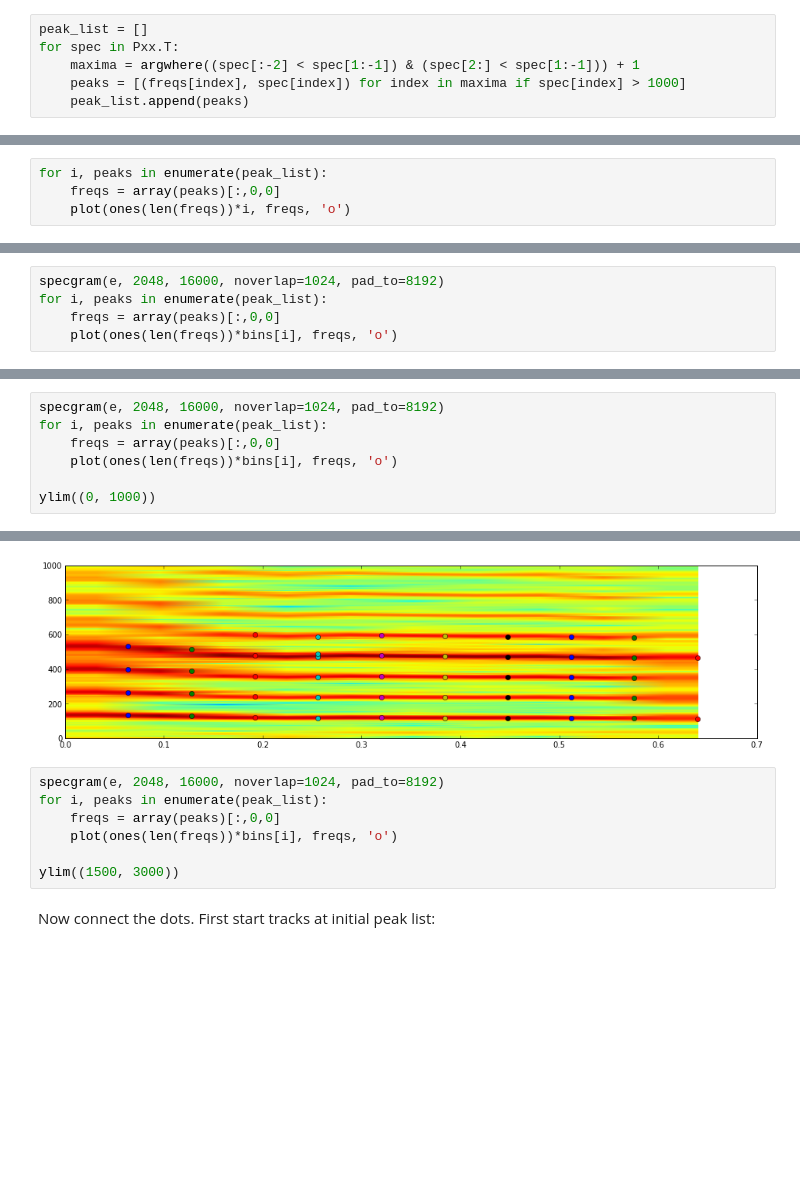
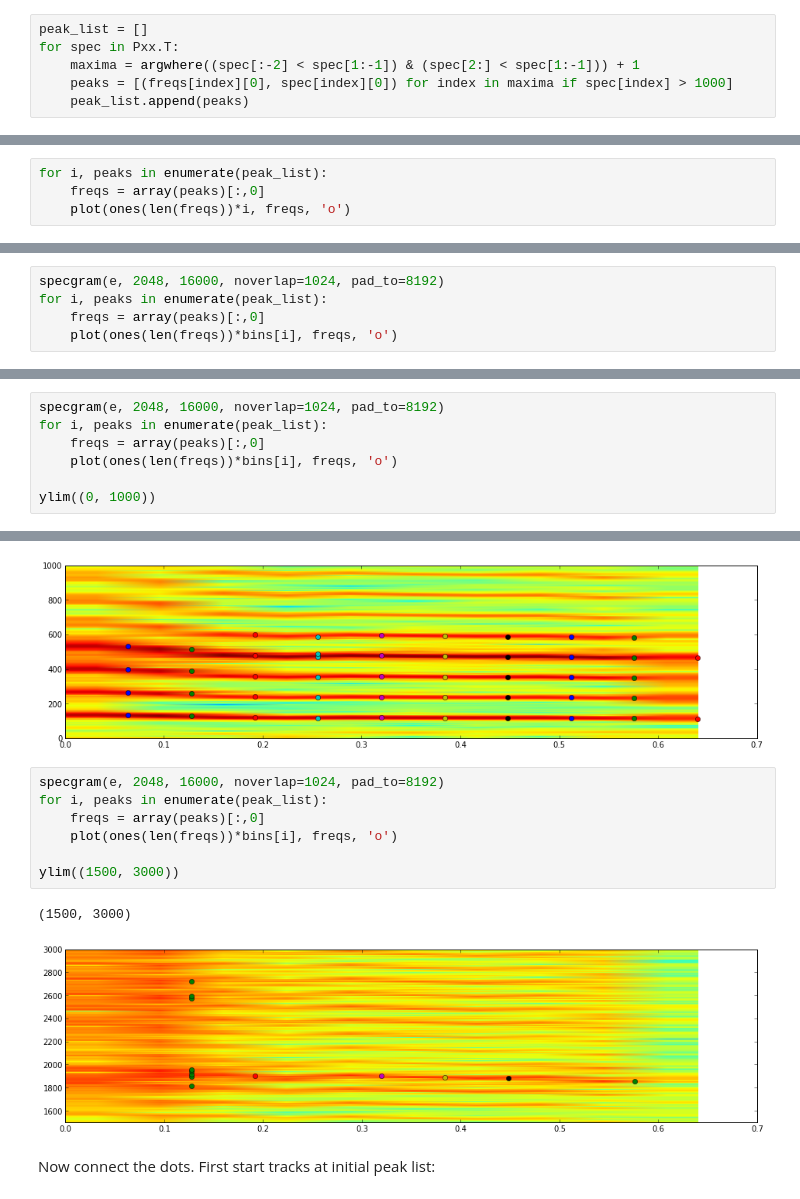
Before and after one commit to mantaraya36/201A-ipython, a Jupyter notebook: Signal Modeling.ipynb, the cells around one changed output, grey strips where cells are left out. Saved outputs shown, nothing was run; the diff lists cells and outputs as text; blank space fills up the shorter version.

```diff
--- a/Signal Modeling.ipynb
+++ b/Signal Modeling.ipynb
@@ -446,7 +446,7 @@ plot(peaks, Pxx[peaks, 0], 'o')
 peak_list = []
 for spec in Pxx.T:
     maxima = argwhere((spec[:-2] < spec[1:-1]) & (spec[2:] < spec[1:-1])) + 1
-    peaks = [(freqs[index], spec[index]) for index in maxima if spec[index] > 1000]
+    peaks = [(freqs[index][0], spec[index][0]) for index in maxima if spec[index] > 1000]
     peak_list.append(peaks)
 # %%
 peak_list[0]
@@ -507,20 +481,20 @@ array([ 13259.50068279,   5598.21669314,  11918.61186167,  12480.11237078])
 # %%
 for i, peaks in enumerate(peak_list):
-    freqs = array(peaks)[:,0,0]
+    freqs = array(peaks)[:,0]
     plot(ones(len(freqs))*i, freqs, 'o')
 # %% [output]
 [figure]
 # %%
 specgram(e, 2048, 16000, noverlap=1024, pad_to=8192)
 for i, peaks in enumerate(peak_list):
-    freqs = array(peaks)[:,0,0]
+    freqs = array(peaks)[:,0]
     plot(ones(len(freqs))*bins[i], freqs, 'o')
 # %% [output]
 [figure]
 # %%
 specgram(e, 2048, 16000, noverlap=1024, pad_to=8192)
 for i, peaks in enumerate(peak_list):
-    freqs = array(peaks)[:,0,0]
+    freqs = array(peaks)[:,0]
     plot(ones(len(freqs))*bins[i], freqs, 'o')
 
 ylim((0, 1000))
@@ -530,10 +504,13 @@ ylim((0, 1000))
 # %%
 specgram(e, 2048, 16000, noverlap=1024, pad_to=8192)
 for i, peaks in enumerate(peak_list):
-    freqs = array(peaks)[:,0,0]
+    freqs = array(peaks)[:,0]
     plot(ones(len(freqs))*bins[i], freqs, 'o')
 
 ylim((1500, 3000))
+# %% [output]
+(1500, 3000)
+[figure, added]
 # %% [markdown]
 Now connect the dots. First start tracks at initial peak list:
 # %%
```
Also changed, not shown: parts of 37 cells of this notebook, 1 other file.
